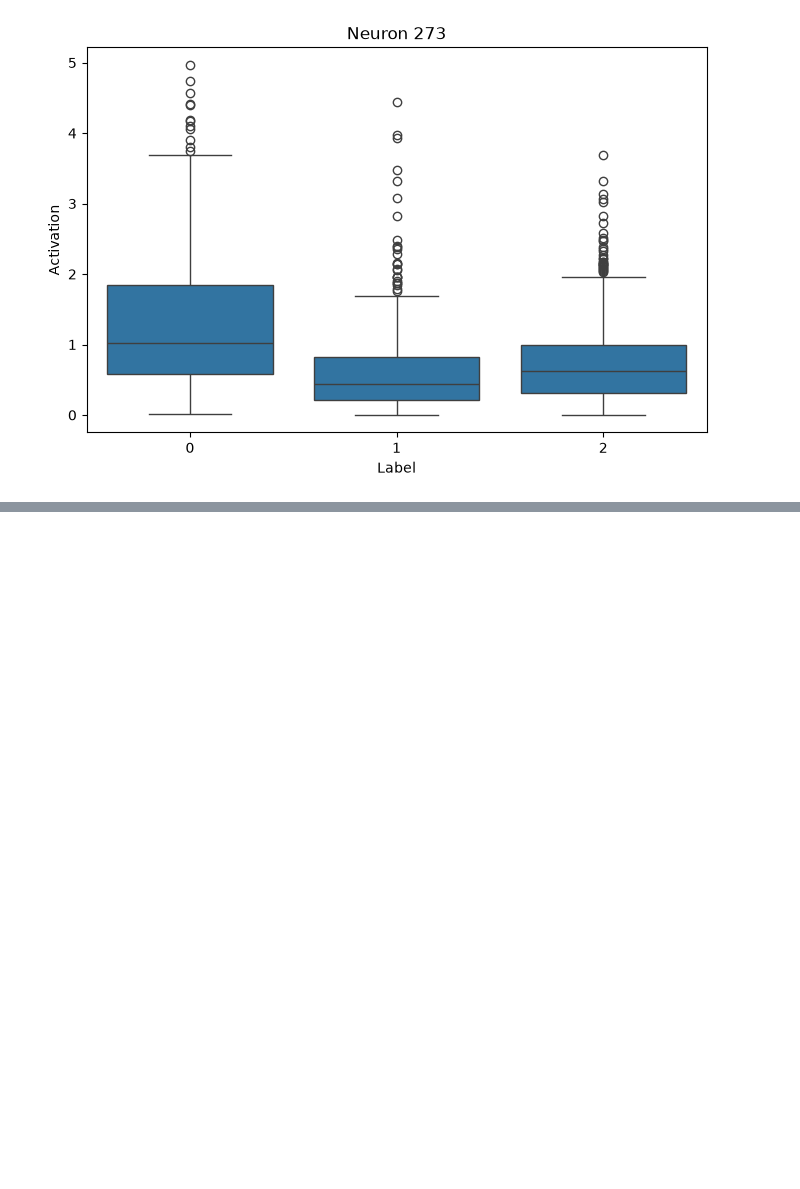
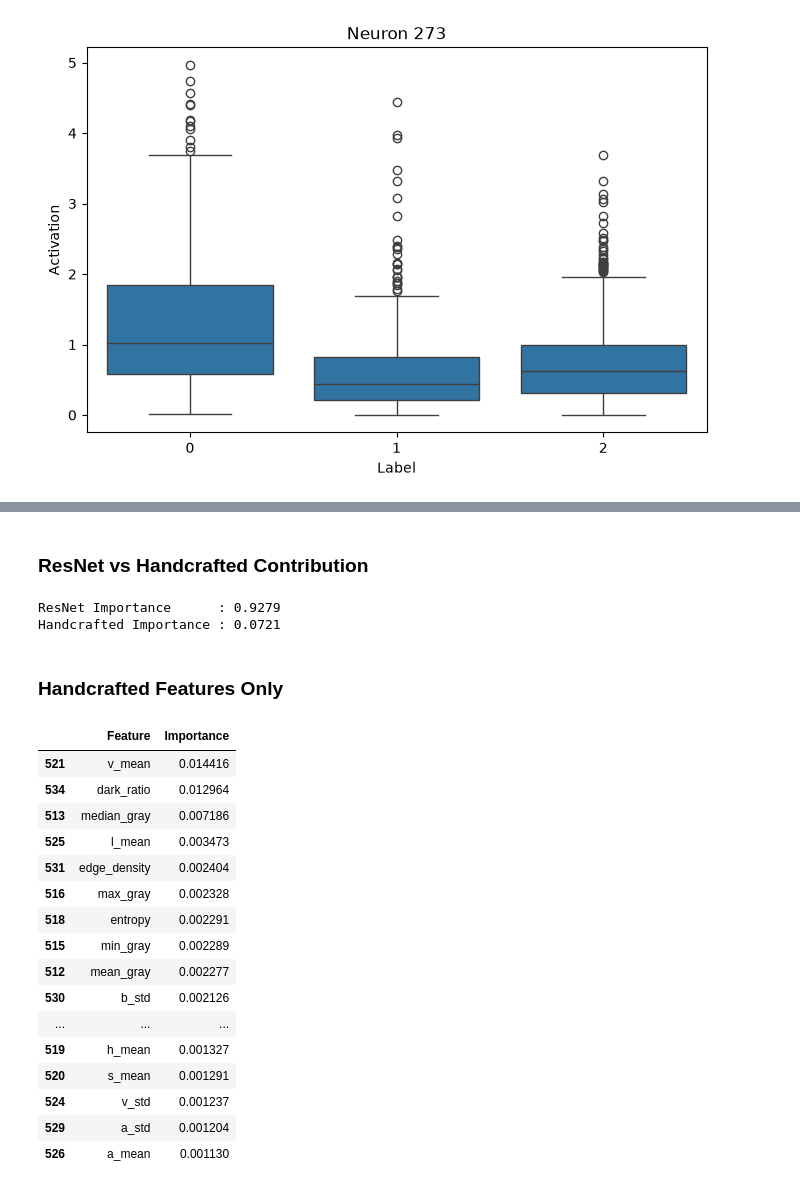
Before and after one commit to Vaibhavv526/Predicting-Illumination-from-Camera-Images, a Jupyter notebook: advance_EDA.ipynb, the cells around one changed output, grey strips where cells are left out. Cells and saved outputs as stored; diff of their text form; code cells hidden in the pictures; blank space fills up the shorter version.

```diff
--- a/advance_EDA.ipynb
+++ b/advance_EDA.ipynb
@@ -425,0 +538,42 @@ plt.show()
+# %% [markdown]
+### ResNet vs Handcrafted Contribution
+# %%
+resnet_importance = importance_df[
+    importance_df["Feature"].str.startswith("resnet_")
+]["Importance"].sum()
+
+handcrafted_importance = importance_df[
+    ~importance_df["Feature"].str.startswith("resnet_")
+]["Importance"].sum()
+
+print(f"ResNet Importance      : {resnet_importance:.4f}")
+print(f"Handcrafted Importance : {handcrafted_importance:.4f}")
+# %% [output]
+ResNet Importance      : 0.9279
+Handcrafted Importance : 0.0721
+# %% [markdown]
+### Handcrafted Features Only
+# %%
+handcrafted_importance = importance_df[
+    ~importance_df["Feature"].str.startswith("resnet_")
+]
+
+handcrafted_importance
+# %% [output]
+|  | Feature | Importance |
+| 521 | v_mean | 0.014416 |
+| 534 | dark_ratio | 0.012964 |
+| 513 | median_gray | 0.007186 |
+| 525 | l_mean | 0.003473 |
+| 531 | edge_density | 0.002404 |
+| 516 | max_gray | 0.002328 |
+| 518 | entropy | 0.002291 |
+| 515 | min_gray | 0.002289 |
+| 512 | mean_gray | 0.002277 |
+| 530 | b_std | 0.002126 |
+| ... | ... | ... |
+| 519 | h_mean | 0.001327 |
+| 520 | s_mean | 0.001291 |
+| 524 | v_std | 0.001237 |
+| 529 | a_std | 0.001204 |
+| 526 | a_mean | 0.001130 |
```
Also changed, not shown: parts of 11 cells of this notebook, 4 other files.
